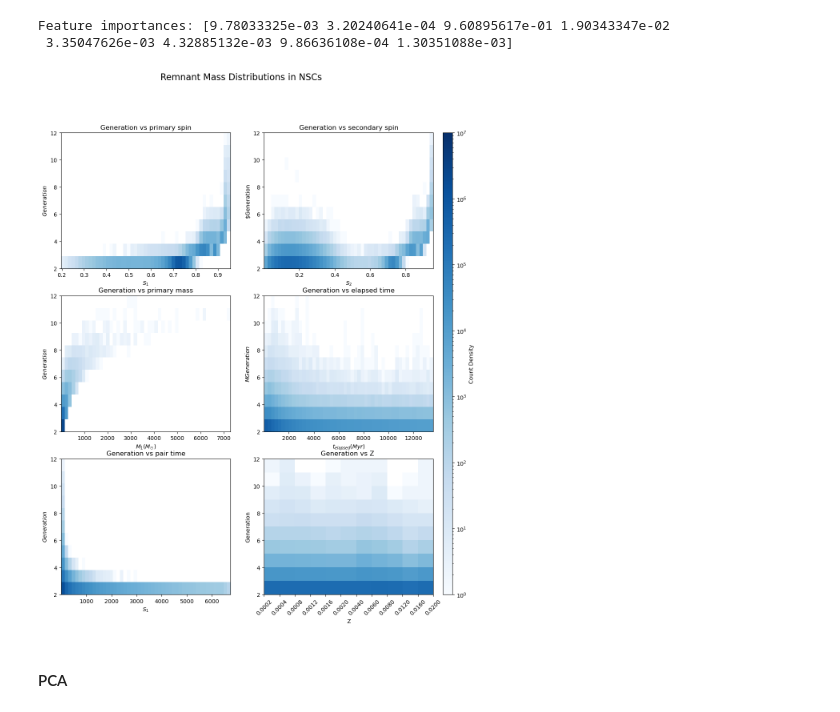
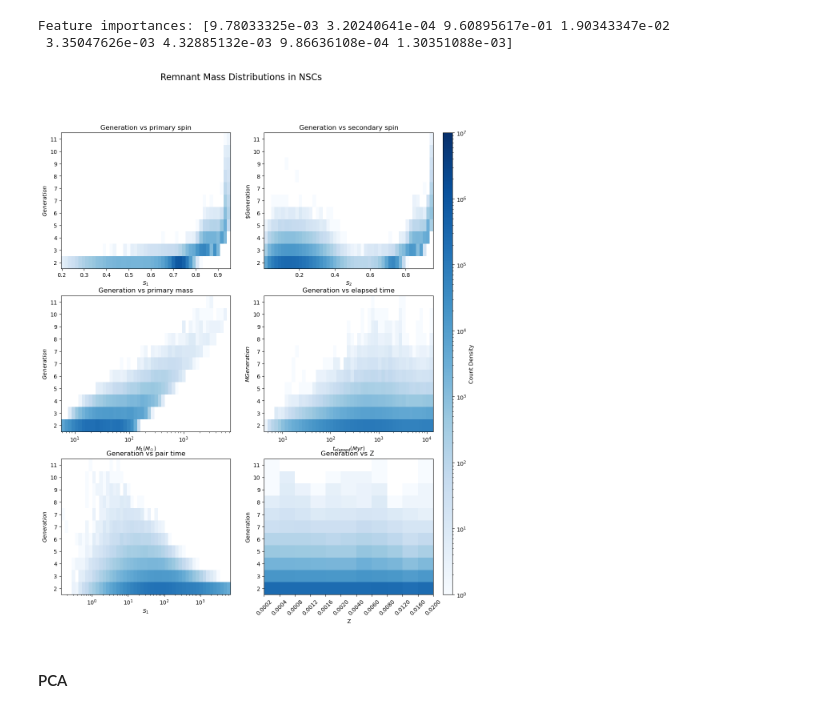
Before and after one commit to BelliLuigi/Hierarchical-mergers-of-black-holes, a Jupyter notebook: progetto.ipynb, the cells around one changed output. Drawn from its saved outputs; the diff is of its cells as text; code cells hidden in the pictures.

```diff
--- a/progetto.ipynb
+++ b/progetto.ipynb
@@ -375,57 +377,70 @@ data = extractor('nsc')
 fig, ax = plt.subplots(3,2,figsize=(12,15))
 fig.suptitle("Remnant Mass Distributions in NSCs", fontsize=16)
 plt.sca(ax[0,0])
-hist = hist2dgraph(data.S1,data.gen,50,data.gen.max(),'Generation vs primary spin',u'$S_1$', u'$Generation$', 1, 1e7)
-
+hist = hist2dgraph(data.S1,data.gen,50,data.gen.max(),'Generation vs primary spin',u'$S_1$', u'$Generation$', 1, 1e7,'linear','linear')
+borditick = hist[2]
+centrotick = (borditick[:-1] + borditick[1:]) / 2
+plt.yticks(centrotick, labels=[f"{int(yc)}" for yc in centrotick] )
 
 plt.sca(ax[0,1])
 
-hist2 = hist2dgraph(data.S2,data.gen,50,data.gen.max(),'Generation vs secondary spin',u'$S_2$', u'$Generation', 1, 1e7)
+hist2 = hist2dgraph(data.S2,data.gen,50,data.gen.max(),'Generation vs secondary spin',u'$S_2$', u'$Generation', 1, 1e7,'linear','linear')
+borditick = hist2[2]
+centrotick = (borditick[:-1] + borditick[1:]) / 2
+plt.yticks(centrotick, labels=[f"{int(yc)}" for yc in centrotick] )
+
+plt.sca(ax[1,0])
+hist2 = hist2dgraph(data.M1,data.gen,50,data.gen.max(),'Generation vs primary mass',u'$M_1 (M_\u2609)$', u'$Generation$', 1, 1e7, 'log','linear')
+borditick = hist2[2]
+centrotick = (borditick[:-1] + borditick[1:]) / 2
+plt.yticks(centrotick, labels=[f"{int(yc)}" for yc in centrotick] )
+
+plt.sca(ax[1,1])
+hist2 = hist2dgraph(data.t_elapsed,data.gen,50,data.gen.max(),'Generation vs elapsed time',u'$t_{elapsed}(Myr)$', u'$MGeneration$', 1, 1e7,'log','linear')
+borditick = hist2[2]
+centrotick = (borditick[:-1] + borditick[1:]) / 2
+plt.yticks(centrotick, labels=[f"{int(yc)}" for yc in centrotick] )
 
 
-plt.sca(ax[1,0])
-hist = hist2dgraph(data.M1,data.gen,50,data.gen.max(),'Generation vs primary mass',u'$M_1 (M_\u2609)$', u'$Generation$', 1, 1e7)
-
-
-plt.sca(ax[1,1])
-hist2 = hist2dgraph(data.t_elapsed,data.gen,50,data.gen.max(),'Generation vs elapsed time',u'$t_{elapsed}(Myr)$', u'$MGeneration$', 1, 1e7)
-
 plt.sca(ax[2,0])
-hist2 = hist2dgraph(data.t_pair,data.gen,50,data.gen.max(),'Generation vs pair time',u'$S_1$', u'$Generation$', 1, 1e7 )
-
+hist2 = hist2dgraph(data.t_pair,data.gen,50,data.gen.max(),'Generation vs pair time',u'$S_1$', u'$Generation$', 1, 1e7 ,'log','linear')
+borditick = hist2[2]
+centrotick = (borditick[:-1] + borditick[1:]) / 2
+plt.yticks(centrotick, labels=[f"{int(yc)}" for yc in centrotick] )
 
 plt.sca(ax[2,1])
-
+borditick = hist2[2]
+centrotick = (borditick[:-1] + borditick[1:]) / 2
+plt.yticks(centrotick, labels=[f"{int(yc)}" for yc in centrotick] )
 z_bins = np.array([2e-4, 4e-4, 8e-4, 12e-4, 16e-4, 2e-3, 4e-3, 6e-3, 8e-3, 12e-3, 16e-3, 2e-2])
-Rem_bins = np.linspace(data.gen.min(),data.gen.max(),data.gen.max()-1)
+Rem_bins = np.linspace(data.gen.min(),data.gen.max(),data.gen.max())
 def forward(x):
     return np.interp(x, z_bins, np.arange(len(z_bins)))
 
 def inverse(x):
     return np.interp(x, np.arange(len(z_bins)), z_bins)
 
 # Create the FuncScale object correctly
 scale = FuncScale(ax[2, 1].xaxis, (forward, inverse))
 plt.hist2d(data.Z,data.gen, bins=(z_bins,Rem_bins), cmap="Blues", norm=colors.LogNorm( vmin=1, vmax=1e7))
 
 
 # Apply the scale to the x-axis
 ax[2, 1].set_xscale('function', functions=(forward, inverse))
 # Set custom tick positions and labels
 plt.xticks(z_bins, rotation=45)
 # Set y-axis scale
-plt.yscale("linear")
 plt.title('Generation vs Z ')
 plt.xlabel(u'Z')
 plt.ylabel(u'Generation')
 
 
 cbar_ax = fig.add_axes([0.92, 0.11, 0.02, 0.77])  # Adjust position [left, bottom, width, height]
 fig.colorbar(hist[3], cax=cbar_ax, label="Count Density")
 plt.show()
 del data
 # %% [output]
-[figure, old version]
+[figure, new version]
 # %% [markdown]
 #### PCA
 # %%
```
Also changed, not shown: parts of 3 cells of this notebook, 1 other file.
